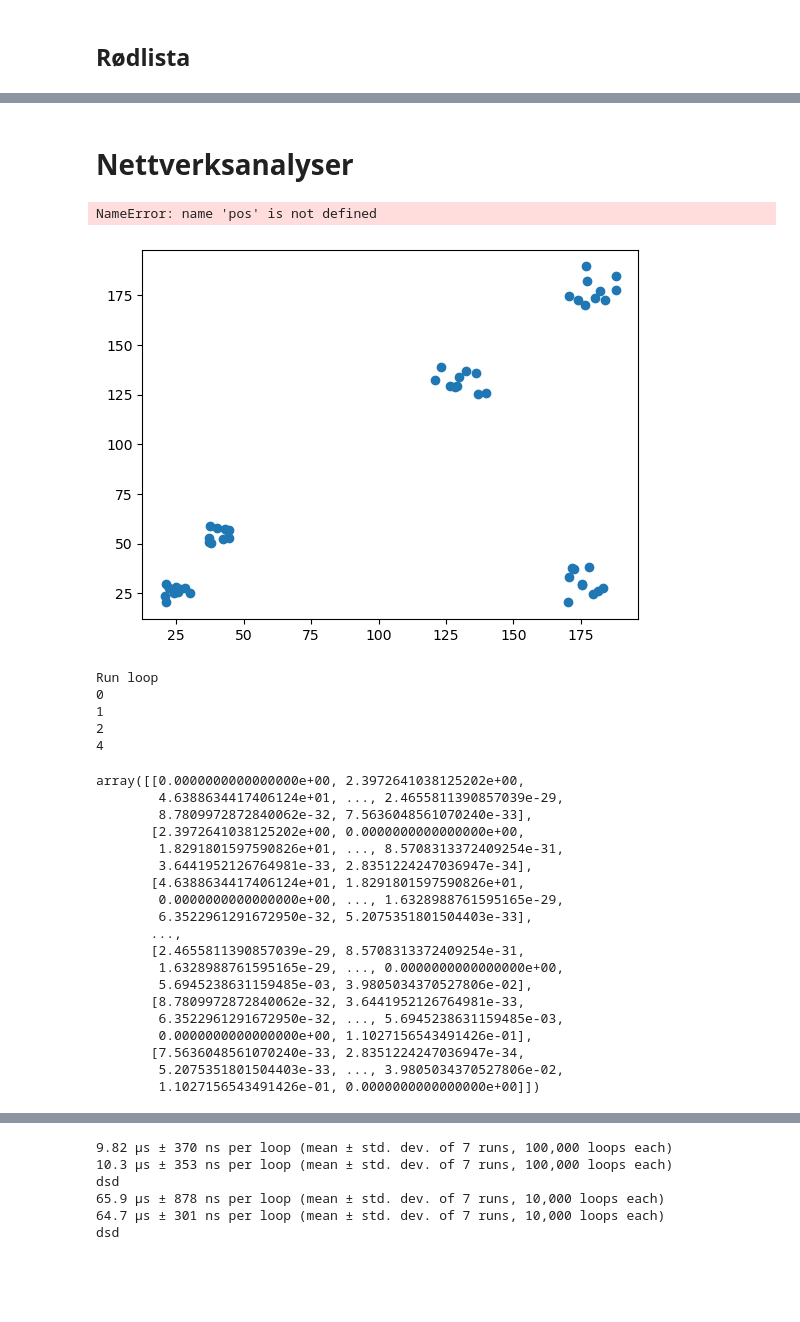
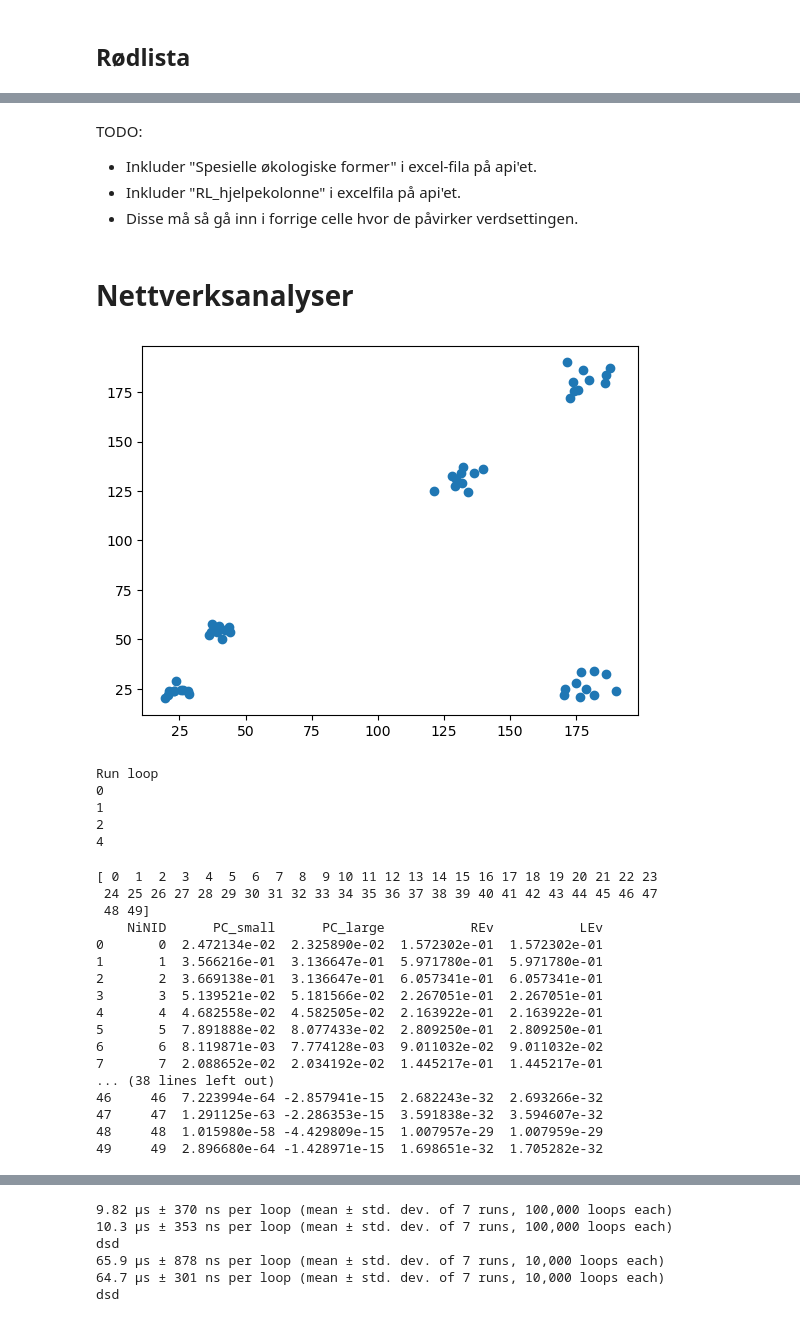
Before and after one commit to egowork/gis_tools, a Jupyter notebook: GIS_funksjoner.ipynb, the cells around one changed output, grey strips where cells are left out. Cells and saved outputs as stored; diff of their text form; code cells hidden in the pictures; blank space fills up the shorter version.

```diff
--- a/GIS_funksjoner.ipynb
+++ b/GIS_funksjoner.ipynb
@@ -89,3 +207,8 @@ artsnavnebase.head
+# %% [markdown]
+TODO:
+- Inkluder "Spesielle økologiske former" i excel-fila på api'et.
+- Inkluder "RL_hjelpekolonne" i excelfila på api'et.
+- Disse må så gå inn i forrige celle hvor de påvirker verdsettingen.
 # %% [markdown]
 # Nettverksanalyser
 # %%
@@ -94,10 +216,6 @@ from scipy.spatial.distance import pdist, squareform
 from sklearn.metrics.pairwise import euclidean_distances
 def distanceMatrix(xy):
     return(squareform(pdist(xy)))
-# %%
-distanceMatrix(pos)
-# %% [output]
-NameError: name 'pos' is not defined
 # %%
 # load packages
 import numpy as np
@@ -292,27 +414,27 @@ def communities(landscape_matrix):
 # %%
 # Generate random positions
 pos = np.vstack([
-    np.column_stack((np.random.uniform(20, 30, 10), np.random.uniform(20, 30, 10))),
+    np.column_stack((np.random.uniform(18, 30, 10), np.random.uniform(20, 30, 10))),
     np.column_stack((np.random.uniform(35, 45, 10), np.random.uniform(50, 60, 10))),
     np.column_stack((np.random.uniform(170, 190, 10), np.random.uniform(170, 190, 10))),
     np.column_stack((np.random.uniform(170, 190, 10), np.random.uniform(20, 40, 10))),
     np.column_stack((np.random.uniform(120, 140, 10), np.random.uniform(120, 140, 10)))
 ])
 
 # Plot the positions
 plt.scatter(pos[:, 0], pos[:, 1])
 plt.show()
 
 # Calculate the distance matrix
 M = squareform(pdist(pos))
 
 # Apply the exponential transformation
 M0 = np.exp(-M * (1/30))
 
 # Set the diagonal to zero
 np.fill_diagonal(M0, 0)
 # %% [output]
-[figure, old version]
+[figure, new version]
 # %%
 results = communities(M0)
 print(results.shape[1])
@@ -333,24 +455,25 @@ Mij = realizedDists*outer_matrix
 # set diagonal to zero
 np.fill_diagonal(Mij, 0)
 Mij
+print(np.arange(Mij.shape[0]))
+tmp = CalcEigenmeasures(Mij)
+print(tmp)
 # %% [output]
-array([[0.0000000000000000e+00, 2.3972641038125202e+00,
-        4.6388634417406124e+01, ..., 2.4655811390857039e-29,
-        8.7809972872840062e-32, 7.5636048561070240e-33],
-       [2.3972641038125202e+00, 0.0000000000000000e+00,
-        1.8291801597590826e+01, ..., 8.5708313372409254e-31,
-        3.6441952126764981e-33, 2.8351224247036947e-34],
-       [4.6388634417406124e+01, 1.8291801597590826e+01,
-        0.0000000000000000e+00, ..., 1.6328988761595165e-29,
-        6.3522961291672950e-32, 5.2075351801504403e-33],
-       ...,
-       [2.4655811390857039e-29, 8.5708313372409254e-31,
-        1.6328988761595165e-29, ..., 0.0000000000000000e+00,
-        5.6945238631159485e-03, 3.9805034370527806e-02],
-       [8.7809972872840062e-32, 3.6441952126764981e-33,
-        6.3522961291672950e-32, ..., 5.6945238631159485e-03,
-        0.0000000000000000e+00, 1.1027156543491426e-01],
-       [7.5636048561070240e-33, 2.8351224247036947e-34,
-        5.2075351801504403e-33, ..., 3.9805034370527806e-02,
-        1.1027156543491426e-01, 0.0000000000000000e+00]])
+[ 0  1  2  3  4  5  6  7  8  9 10 11 12 13 14 15 16 17 18 19 20 21 22 23
+ 24 25 26 27 28 29 30 31 32 33 34 35 36 37 38 39 40 41 42 43 44 45 46 47
+ 48 49]
+    NiNID      PC_small      PC_large           REv           LEv
+0       0  2.472134e-02  2.325890e-02  1.572302e-01  1.572302e-01
+1       1  3.566216e-01  3.136647e-01  5.971780e-01  5.971780e-01
+2       2  3.669138e-01  3.136647e-01  6.057341e-01  6.057341e-01
+3       3  5.139521e-02  5.181566e-02  2.267051e-01  2.267051e-01
+4       4  4.682558e-02  4.582505e-02  2.163922e-01  2.163922e-01
+5       5  7.891888e-02  8.077433e-02  2.809250e-01  2.809250e-01
+6       6  8.119871e-03  7.774128e-03  9.011032e-02  9.011032e-02
+7       7  2.088652e-02  2.034192e-02  1.445217e-01  1.445217e-01
+... (38 lines left out)
+46     46  7.223994e-64 -2.857941e-15  2.682243e-32  2.693266e-32
+47     47  1.291125e-63 -2.286353e-15  3.591838e-32  3.594607e-32
+48     48  1.015980e-58 -4.429809e-15  1.007957e-29  1.007959e-29
+49     49  2.896680e-64 -1.428971e-15  1.698651e-32  1.705282e-32
 # %%
```
Also changed, not shown: parts of 34 cells of this notebook, 1 other file.
